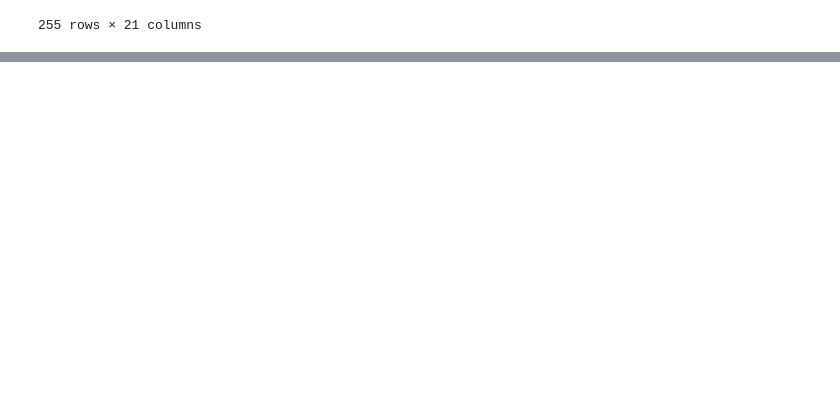
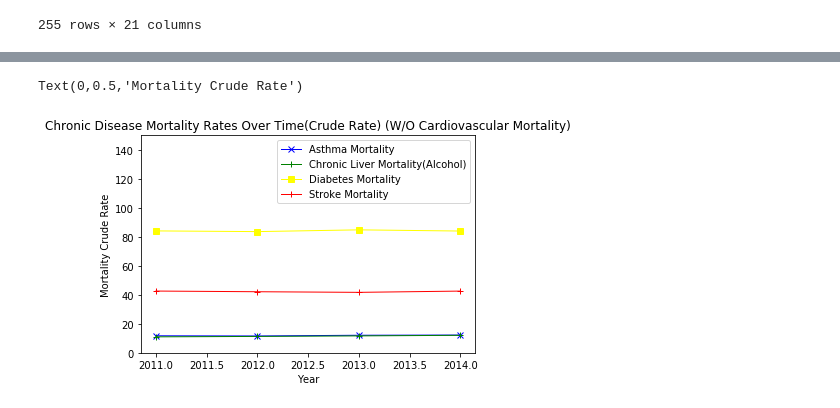
Before and after one commit to ByronIAllen/DataAnalysis_Project1, a Jupyter notebook: Chronic Disease.ipynb, the cells around one changed output, grey strips where cells are left out. Drawn from its saved outputs; the diff is of its cells as text; code cells hidden in the pictures; blank space fills up the shorter version.

```diff
--- a/Chronic Disease.ipynb
+++ b/Chronic Disease.ipynb
@@ -578,0 +601,3 @@ crude_rate_cardio_df1
+# %%
+Filtered_data = Analyzed_data1.loc[Analyzed_data1["StratificationCategory1"] == "Overall"]
+Filtered_data.head()
@@ -578,0 +611,6 @@ crude_rate_cardio_df1
+# %%
+Filtered_data1 = Filtered_data.loc[Filtered_data["DataValueType"] == "Crude Rate"]
+#Filtered_data1
+
+Filtered_data2 = Filtered_data1.loc[Filtered_data1["StratificationCategory1"] =="Overall"]
+Filtered_data2
@@ -578,0 +650,6 @@ crude_rate_cardio_df1
+# %%
+filtered_topic_counts=Filtered_data2.groupby("Topic")["Question"].count()
+
+
+Filtered_data2 = Filtered_data2.dropna(how='any')
+filtered_topic_counts
@@ -578,0 +758,7 @@ crude_rate_cardio_df1
+# %%
+years = [2011,2012,2013,2014]
+asthma = [avg_asthma_mort11_rate, avg_asthma_mort12_rate, avg_asthma_mort13_rate, avg_asthma_mort14_rate]
+chronic_liver = [avg_chronic_liver_mort11_rate, avg_chronic_liver_mort12_rate, avg_chronic_liver_mort13_rate, avg_chronic_liver_mort14_rate]
+diabetes = [avg_diabetes_mort11_rate, avg_diabetes_mort12_rate, avg_diabetes_mort13_rate, avg_diabetes_mort14_rate]
+stroke = [avg_stroke_mort11_rate, avg_stroke_mort12_rate, avg_stroke_mort13_rate, avg_stroke_mort14_rate]
+cardiovasc = [avg_total_cardiovascular_mort11,avg_total_cardiovascular_mort12, avg_total_cardiovascular_mort13, avg_total_cardiovascular_mort14]
@@ -578,0 +812,23 @@ crude_rate_cardio_df1
+# %%
+# Create a handle for each plot
+asthma_plot, = plt.plot(years, asthma, marker="x",color="blue", linewidth=1, label="Asthma Mortality")
+chronic_liver_plot, = plt.plot(years, chronic_liver, marker="+", color="green", linewidth=1, label="Chronic Liver Mortality(Alcohol)")
+diabetes_plot, = plt.plot(years, diabetes, marker="s", color="yellow", linewidth=1, label="Diabetes Mortality")
+stroke_plot, = plt.plot(years, stroke, marker="+", color="red", linewidth=1, label="Stroke Mortality")
+
+# Set our legend to where the chart thinks is best
+plt.legend(handles=[asthma_plot, chronic_liver_plot, diabetes_plot,stroke_plot], loc="best")
+
+#locs, labels = yticks()
+
+plt.ylim([0, 150])
+#yticks(np.arange(0, 250, 15))
+
+plt.title("Chronic Disease Mortality Rates Over Time(Crude Rate) (W/O Cardiovascular Mortality)")
+
+# Create labels for the X and Y axis
+plt.xlabel("Year")
+plt.ylabel("Mortality Crude Rate")
+# %% [output]
+Text(0,0.5,'Mortality Crude Rate')
+[figure, added]
```
Also changed, not shown: parts of 30 cells of this notebook.
